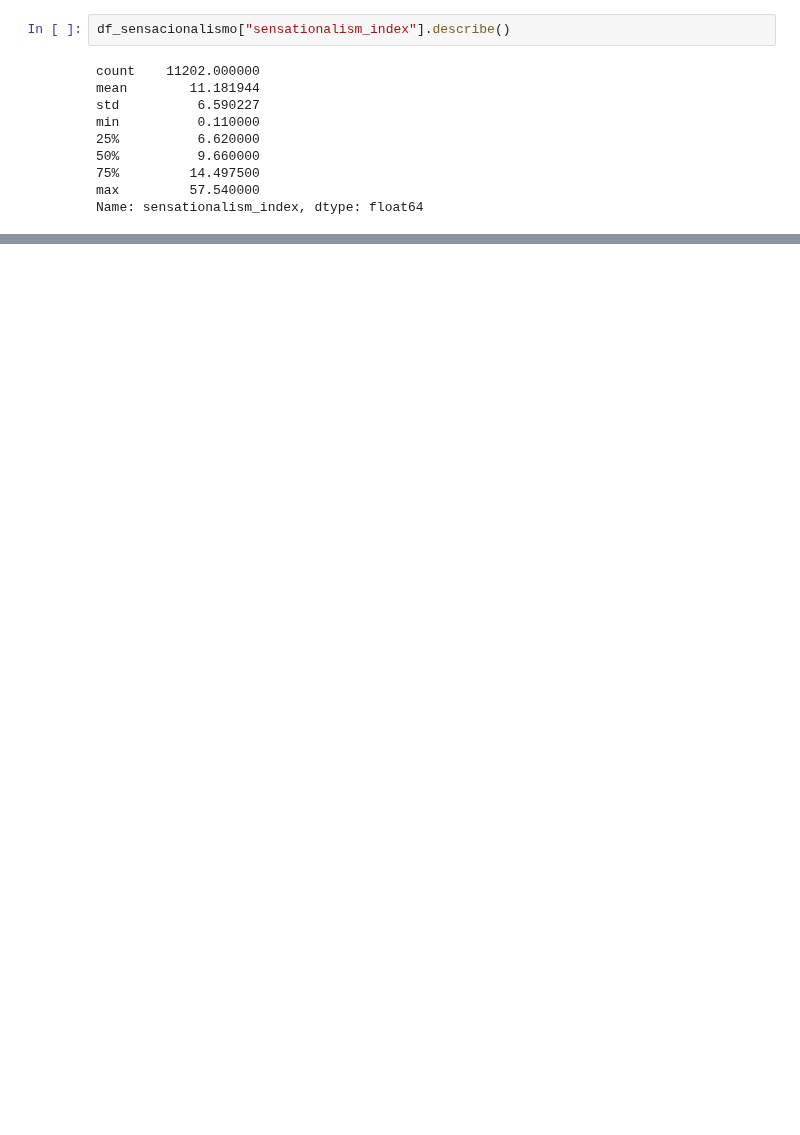
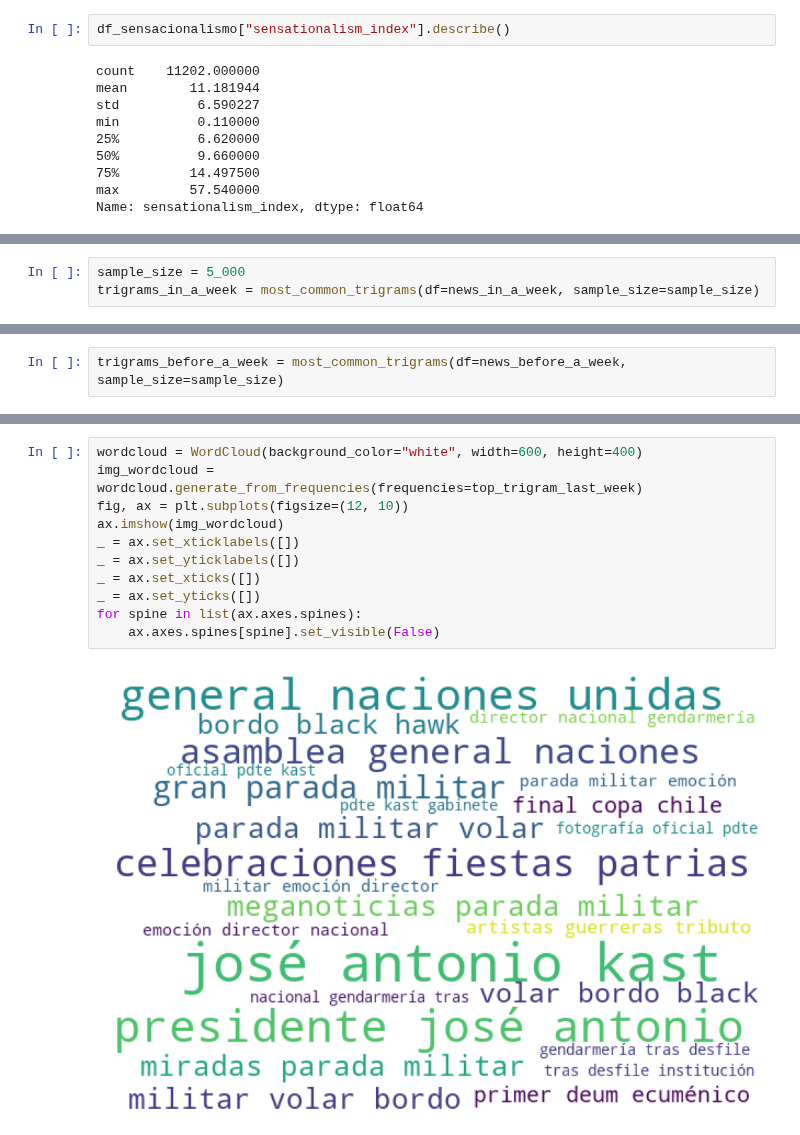
Before and after one commit to Orion89/news-dashboard, a Jupyter notebook: exploracion_inicial.ipynb, the cells around one changed output, grey strips where cells are left out. Drawn from its saved outputs; the diff is of its cells as text; blank space fills up the shorter version.

```diff
--- a/exploracion_inicial.ipynb
+++ b/exploracion_inicial.ipynb
@@ -920,0 +1011,3 @@ Name: sensationalism_index, dtype: float64
+# %%
+sample_size = 5_000
+trigrams_in_a_week = most_common_trigrams(df=news_in_a_week, sample_size=sample_size)
@@ -920,0 +1032,2 @@ Name: sensationalism_index, dtype: float64
+# %%
+trigrams_before_a_week = most_common_trigrams(df=news_before_a_week, sample_size=sample_size)
@@ -920,0 +1068,13 @@ Name: sensationalism_index, dtype: float64
+# %%
+wordcloud = WordCloud(background_color="white", width=600, height=400)
+img_wordcloud = wordcloud.generate_from_frequencies(frequencies=top_trigram_last_week)
+fig, ax = plt.subplots(figsize=(12, 10))
+ax.imshow(img_wordcloud)
+_ = ax.set_xticklabels([])
+_ = ax.set_yticklabels([])
+_ = ax.set_xticks([])
+_ = ax.set_yticks([])
+for spine in list(ax.axes.spines):
+    ax.axes.spines[spine].set_visible(False)
+# %% [output]
+[figure, added]
```
Also changed, not shown: parts of 17 cells of this notebook.
